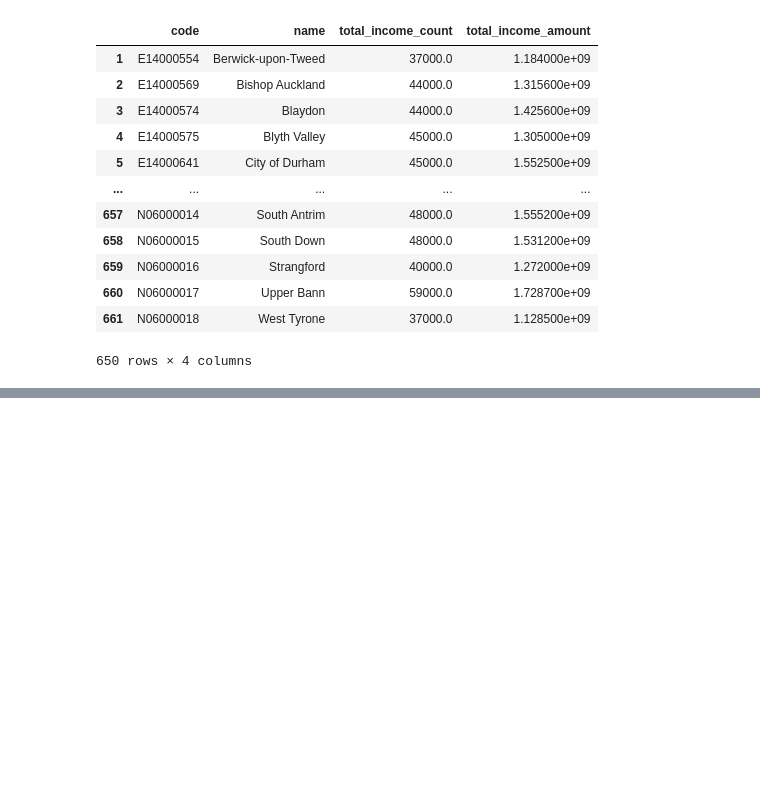
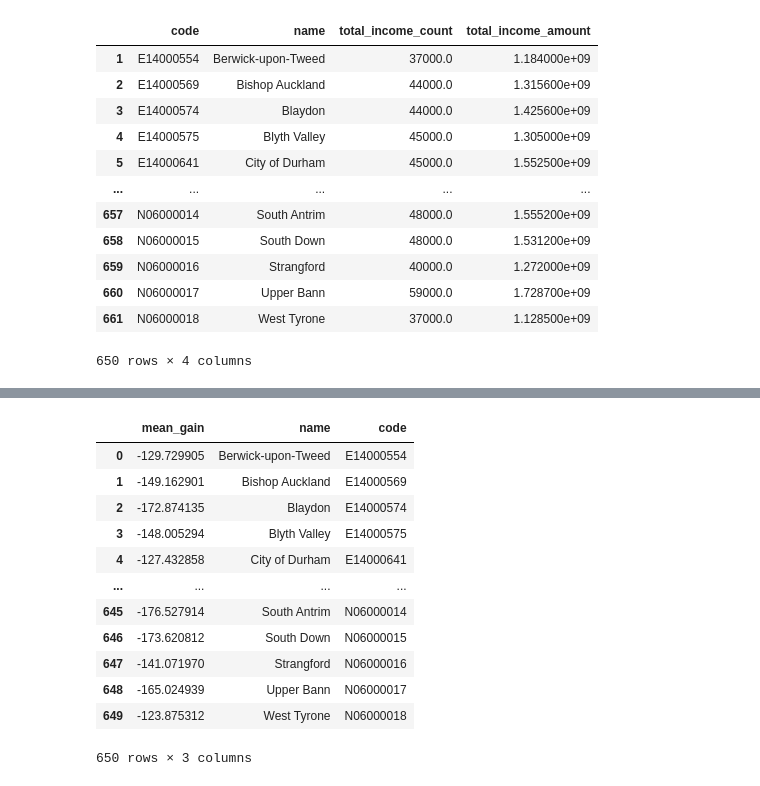
Before and after one commit to PolicyEngine/uk-local-area-calibration, a Jupyter notebook: constituencies/constituencies.ipynb, the cells around one changed output, grey strips where cells are left out. Cells and saved outputs as stored; diff of their text form; code cells hidden in the pictures; blank space fills up the shorter version.

```diff
--- a/constituencies/constituencies.ipynb
+++ b/constituencies/constituencies.ipynb
@@ -205,0 +238,16 @@ px.scatter(df.sort_values("mean_gain"), x="name", y="mean_gain")
+# %%
+df
+# %% [output]
+|  | mean_gain | name | code |
+| 0 | -129.729905 | Berwick-upon-Tweed | E14000554 |
+| 1 | -149.162901 | Bishop Auckland | E14000569 |
+| 2 | -172.874135 | Blaydon | E14000574 |
+| 3 | -148.005294 | Blyth Valley | E14000575 |
+| 4 | -127.432858 | City of Durham | E14000641 |
+| ... | ... | ... | ... |
+| 645 | -176.527914 | South Antrim | N06000014 |
+| 646 | -173.620812 | South Down | N06000015 |
+| 647 | -141.071970 | Strangford | N06000016 |
+| 648 | -165.024939 | Upper Bann | N06000017 |
+| 649 | -123.875312 | West Tyrone | N06000018 |
+650 rows × 3 columns
```
Also changed, not shown: parts of 10 cells of this notebook, 11 other files.
